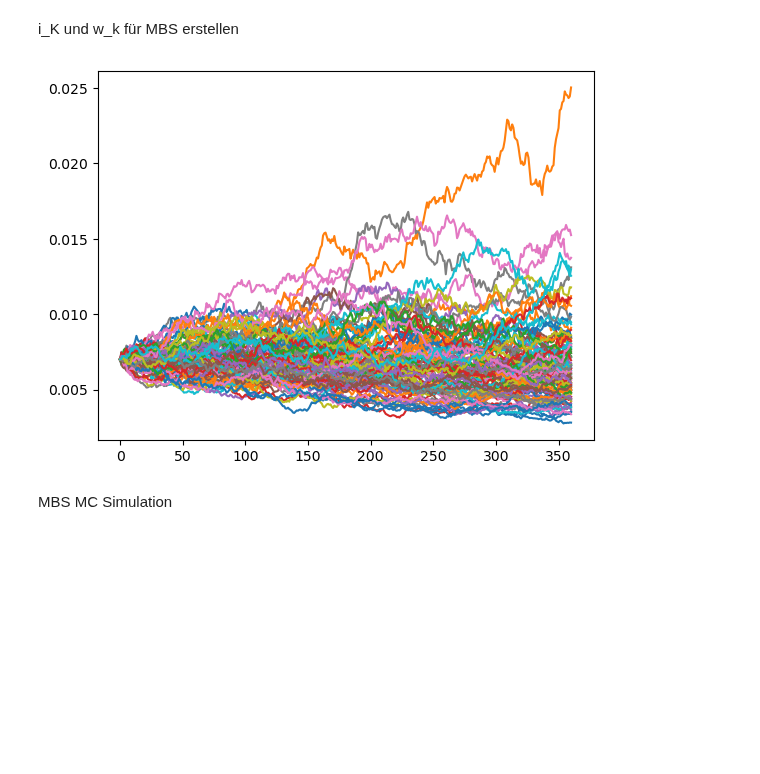
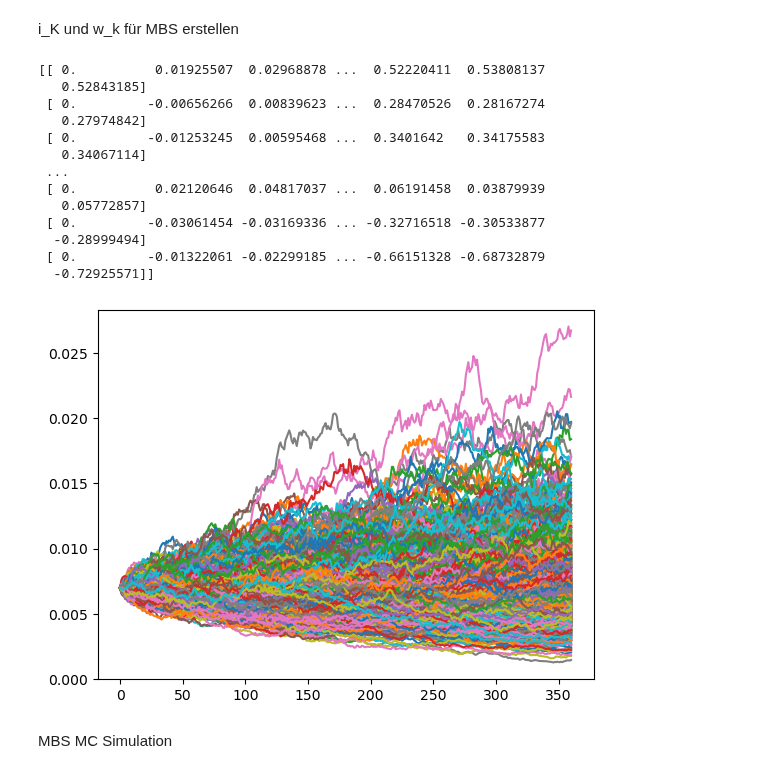
Before and after one commit to fabiangothe/Bachelor-thesis, a Jupyter notebook: MBS.ipynb, the cells around one changed output. Drawn from its saved outputs; the diff is of its cells as text; code cells hidden in the pictures; blank space fills up the shorter version.

```diff
--- a/MBS.ipynb
+++ b/MBS.ipynb
@@ -30,6 +30,8 @@ K4 = 0.5
 c = 100 #monthly payment (beliebig?)
 
 i_0 = 0.007
+
+BB = False
 # %% [markdown]
 BB Konstruktion
 # %%
@@ -99,9 +101,9 @@ def create_standard_bm(sigma, number_paths, M, delta_t):
         lower_tri_matr = np.tril(np.ones([M,M]))
         A = sigma * math.sqrt(delta_t)*lower_tri_matr #! hier sigma multipiziert, ist das so richtig?
         #create Brownian motion
-        w[m,:] = A.dot(np.random.rand(M))
+        w[m,:] = A.dot(np.random.randn(M))
 
-        w = np.concatenate((np.zeros(number_paths), w),axis=1)
+    w = np.concatenate((np.reshape(np.zeros(number_paths),(number_paths,1)), w),axis=1)
     return w
 # %% [markdown]
 ab hier komplette MBS standard MC Simulation
@@ -109,14 +111,13 @@ ab hier komplette MBS standard MC Simulation
 i_K und w_k für MBS erstellen
 # %%
 def create_i_k(QMC, number_paths, M, sigma, g, delta_t):
-    if QMC == True:
+    if BB == True:
         X = create_BB(number_paths, M, sigma, g, delta_t)
-        #create differences of the Wiener process
-        delta_X = np.diff(X, axis = 1)
-    elif QMC == False:
+    elif BB == False:
         X = create_standard_bm(sigma, number_paths, M, delta_t)
-        #create differences of the Wiener process
-        np.diff(X, axis = 1)
+
+    #create differences of the Wiener process
+    delta_X = np.diff(X, axis = 1)
 
     i_k = np.empty((number_paths,M+1))     #+1 weil i_0 mit drin ist
     i_k[:,0] = i_0
@@ -124,14 +125,31 @@ def create_i_k(QMC, number_paths, M, sigma, g, delta_t):
         for j in range(M):
             j = j+1
             i_k[n,j] = i_k[n,j-1]*K_0*math.exp(delta_X[n,j-1])
+    return i_k
 
-    plt.plot(i_k.T)
-    plt.show()
 
+def create_w_k(i_k, K1, K2, K3, K4, number_paths, M):
     w_k = np.empty((number_paths,M))
     w_k = K1+K2*np.arctan(K3 * i_k + K4)
-# %% [output]
-[figure, removed]
+# %%
+i_k = create_i_k(BB, number_paths, M, sigma, g, delta_t)
+plt.plot(i_k.T)
+plt.show()
+# %% [output]
+[[ 0.          0.01925507  0.02968878 ...  0.52220411  0.53808137
+   0.52843185]
+ [ 0.         -0.00656266  0.00839623 ...  0.28470526  0.28167274
+   0.27974842]
+ [ 0.         -0.01253245  0.00595468 ...  0.3401642   0.34175583
+   0.34067114]
+ ...
+ [ 0.          0.02120646  0.04817037 ...  0.06191458  0.03879939
+   0.05772857]
+ [ 0.         -0.03061454 -0.03169336 ... -0.32716518 -0.30533877
+  -0.28999494]
+ [ 0.         -0.01322061 -0.02299185 ... -0.66151328 -0.68732879
+  -0.72925571]]
+[figure, added]
 # %% [markdown]
 MBS MC Simulation
 # %%
```
